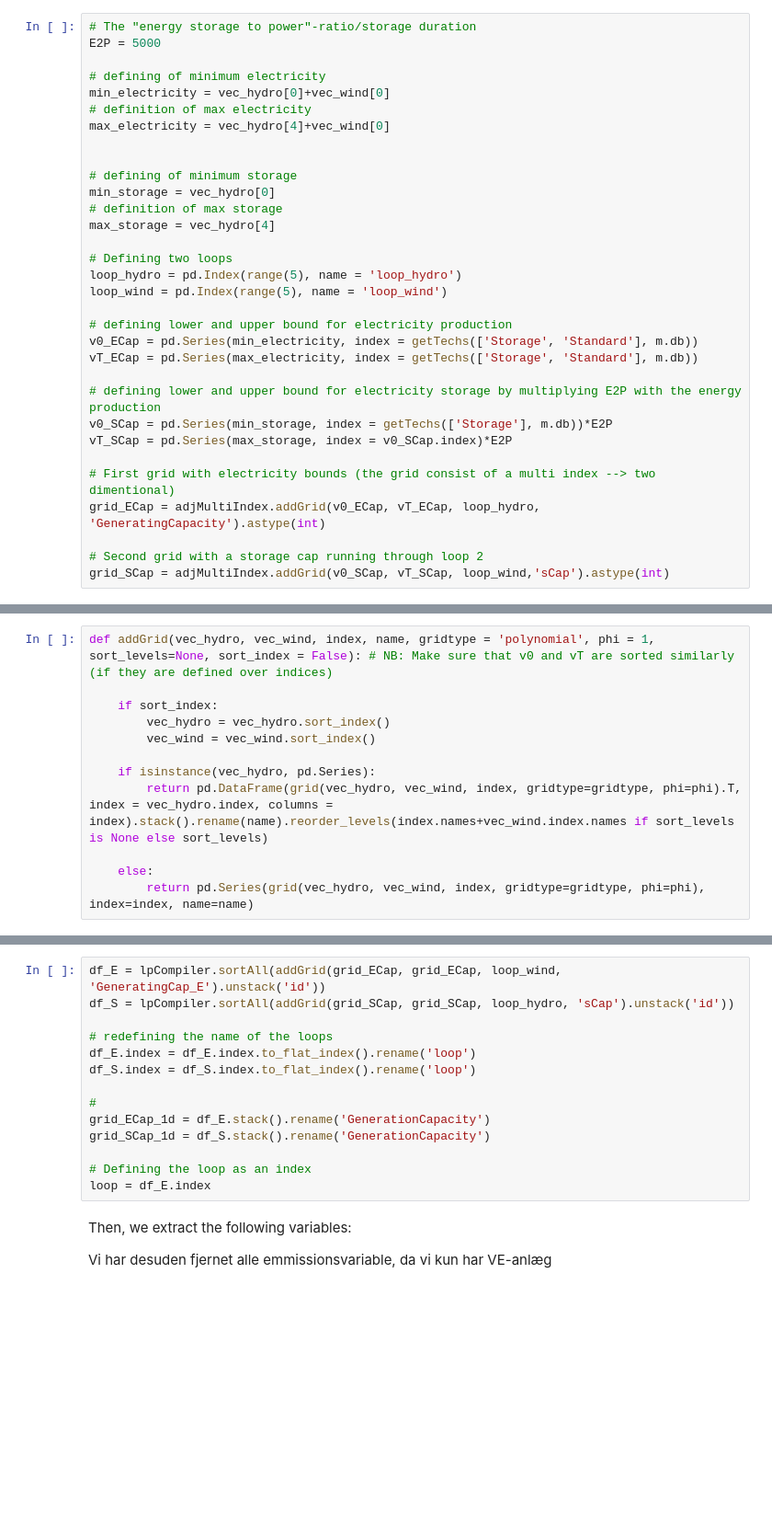
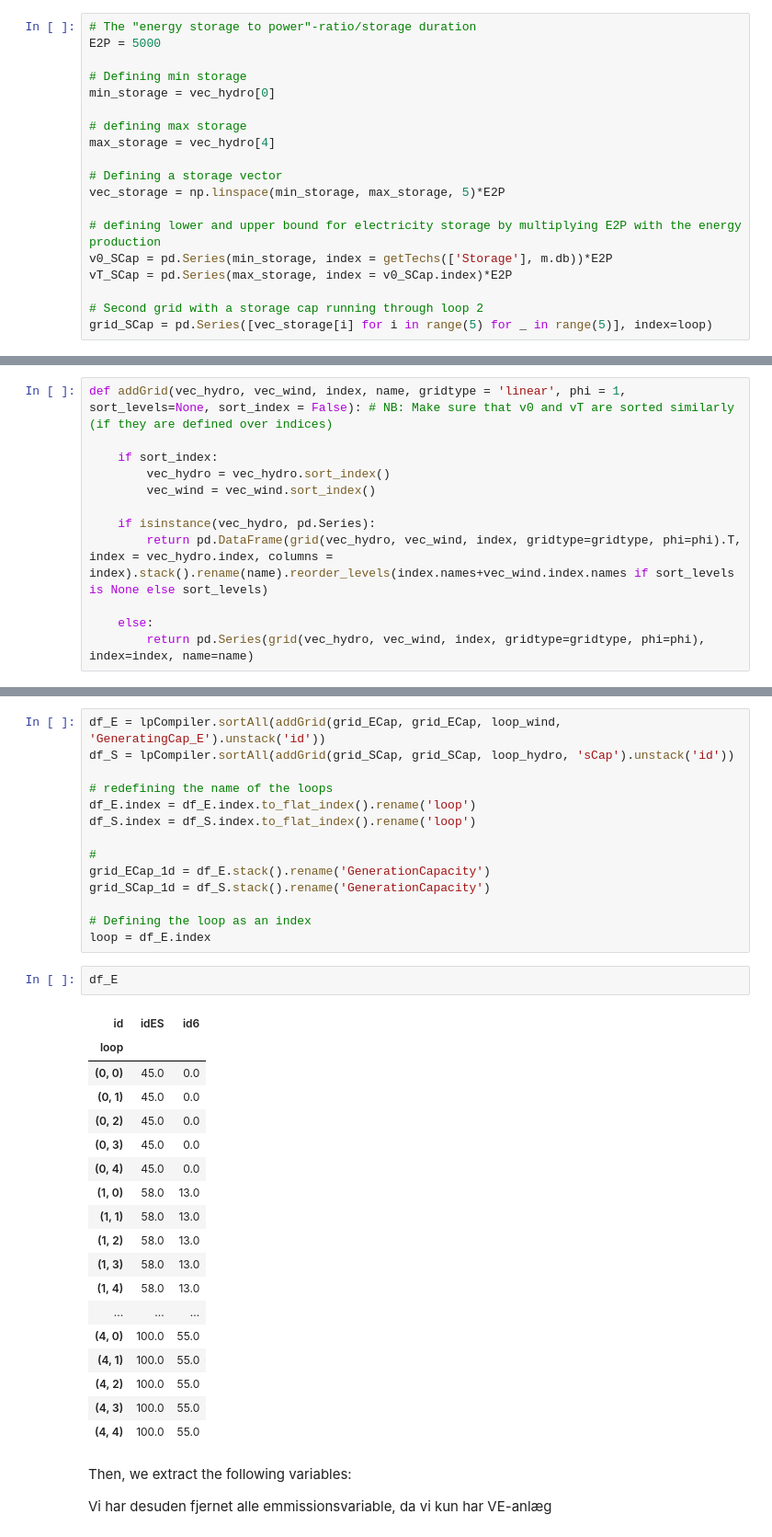
Before and after one commit to jnl455/Nuuk-Energy-mix, a Jupyter notebook: Exercises/E44/E44_SolutionGuide.ipynb, the cells around one changed output, grey strips where cells are left out. Shown: that part at 92% size. Saved outputs shown, nothing was run; the diff lists cells and outputs as text; blank space fills up the shorter version.

```diff
--- a/Exercises/E44/E44_SolutionGuide.ipynb
+++ b/Exercises/E44/E44_SolutionGuide.ipynb
@@ -79,31 +146,18 @@ Maximum capacity and the initial values for the capacity are defined by 'maxcap'
 # The "energy storage to power"-ratio/storage duration
 E2P = 5000
 
-# defining of minimum electricity
-min_electricity = vec_hydro[0]+vec_wind[0]
-# definition of max electricity
-max_electricity = vec_hydro[4]+vec_wind[0]
+# Defining min storage
+min_storage = vec_hydro[0]
 
-
-# defining of minimum storage
-min_storage = vec_hydro[0]
-# definition of max storage
+# defining max storage
 max_storage = vec_hydro[4]
 
-# Defining two loops
-loop_hydro = pd.Index(range(5), name = 'loop_hydro')
-loop_wind = pd.Index(range(5), name = 'loop_wind')
-
-# defining lower and upper bound for electricity production
-v0_ECap = pd.Series(min_electricity, index = getTechs(['Storage', 'Standard'], m.db))
-vT_ECap = pd.Series(max_electricity, index = getTechs(['Storage', 'Standard'], m.db))
+# Defining a storage vector
+vec_storage = np.linspace(min_storage, max_storage, 5)*E2P
 
 # defining lower and upper bound for electricity storage by multiplying E2P with the energy production
 v0_SCap = pd.Series(min_storage, index = getTechs(['Storage'], m.db))*E2P
 vT_SCap = pd.Series(max_storage, index = v0_SCap.index)*E2P
 
-# First grid with electricity bounds (the grid consist of a multi index --> two dimentional)
-grid_ECap = adjMultiIndex.addGrid(v0_ECap, vT_ECap, loop_hydro, 'GeneratingCapacity').astype(int)
-
 # Second grid with a storage cap running through loop 2
-grid_SCap = adjMultiIndex.addGrid(v0_SCap, vT_SCap, loop_wind,'sCap').astype(int)
+grid_SCap = pd.Series([vec_storage[i] for i in range(5) for _ in range(5)], index=loop)
@@ -124,7 +226,7 @@ def grid(vec_hydro, vec_wind, index, gridtype='linear', phi=1):
     elif gridtype=='polynomial': # If scalars, returns one dimentional arrays.
         return np.array([vec_hydro+(vec_wind-vec_hydro)*((i-1)/(len(index)-1))**phi for i in range(1,len(index)+1)])
 # %%
-def addGrid(vec_hydro, vec_wind, index, name, gridtype = 'polynomial', phi = 1, sort_levels=None, sort_index = False): # NB: Make sure that v0 and vT are sorted similarly (if they are defined over indices)
+def addGrid(vec_hydro, vec_wind, index, name, gridtype = 'linear', phi = 1, sort_levels=None, sort_index = False): # NB: Make sure that v0 and vT are sorted similarly (if they are defined over indices)
 
     if sort_index:
         vec_hydro = vec_hydro.sort_index()
@@ -153,6 +255,27 @@ grid_SCap_1d = df_S.stack().rename('GenerationCapacity')
 
 # Defining the loop as an index
 loop = df_E.index
+# %%
+df_E
+# %% [output]
+| id | idES | id6 |
+| loop |  |  |
+| (0, 0) | 45.0 | 0.0 |
+| (0, 1) | 45.0 | 0.0 |
+| (0, 2) | 45.0 | 0.0 |
+| (0, 3) | 45.0 | 0.0 |
+| (0, 4) | 45.0 | 0.0 |
+| (1, 0) | 58.0 | 13.0 |
+| (1, 1) | 58.0 | 13.0 |
+| (1, 2) | 58.0 | 13.0 |
+| (1, 3) | 58.0 | 13.0 |
+| (1, 4) | 58.0 | 13.0 |
+| ... | ... | ... |
+| (4, 0) | 100.0 | 55.0 |
+| (4, 1) | 100.0 | 55.0 |
+| (4, 2) | 100.0 | 55.0 |
+| (4, 3) | 100.0 | 55.0 |
+| (4, 4) | 100.0 | 55.0 |
 # %% [markdown]
 Then, we extract the following variables:
 
```
Also changed, not shown: parts of 40 cells of this notebook, 18 other files.
